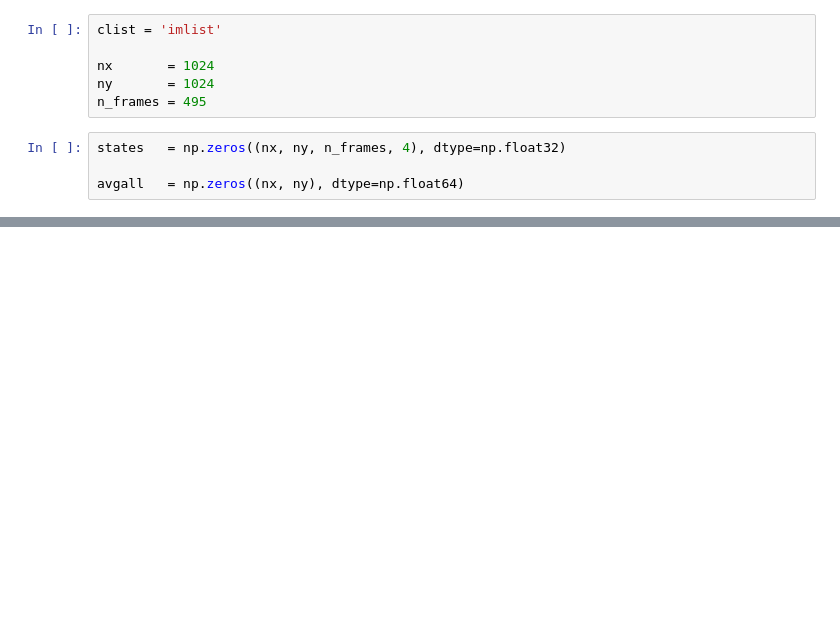
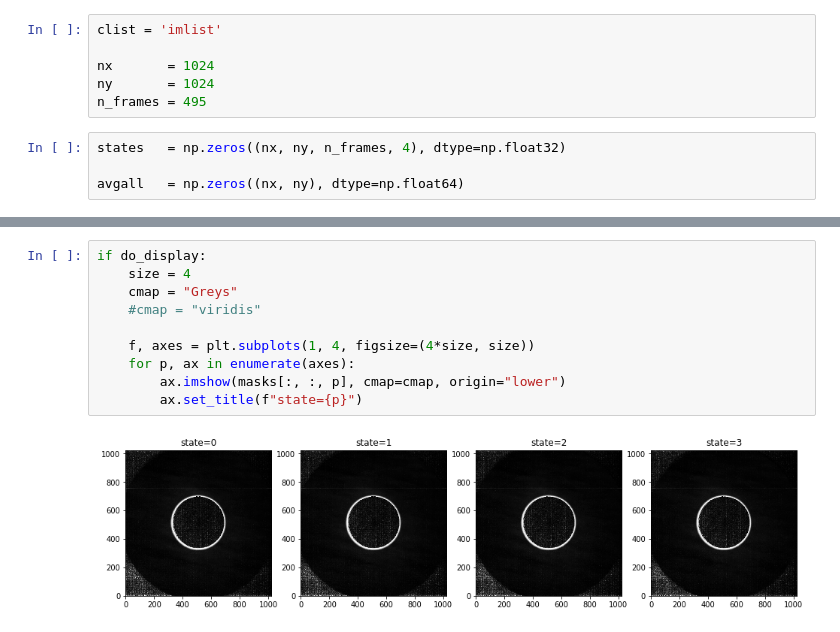
Before and after one commit to NCAR/kcor-pipeline, a Jupyter notebook: analysis/streamdata.ipynb, the cells around one changed output, grey strips where cells are left out. Saved outputs shown, nothing was run; the diff lists cells and outputs as text; blank space fills up the shorter version.

```diff
--- a/analysis/streamdata.ipynb
+++ b/analysis/streamdata.ipynb
@@ -93,0 +102,12 @@ if do_display:
+# %%
+if do_display:
+    size = 4
+    cmap = "Greys"
+    #cmap = "viridis"
+
+    f, axes = plt.subplots(1, 4, figsize=(4*size, size))
+    for p, ax in enumerate(axes):
+        ax.imshow(masks[:, :, p], cmap=cmap, origin="lower")
+        ax.set_title(f"state={p}")
+# %% [output]
+[figure, added]
```
Also changed, not shown: parts of 7 cells of this notebook, 1 other file.
